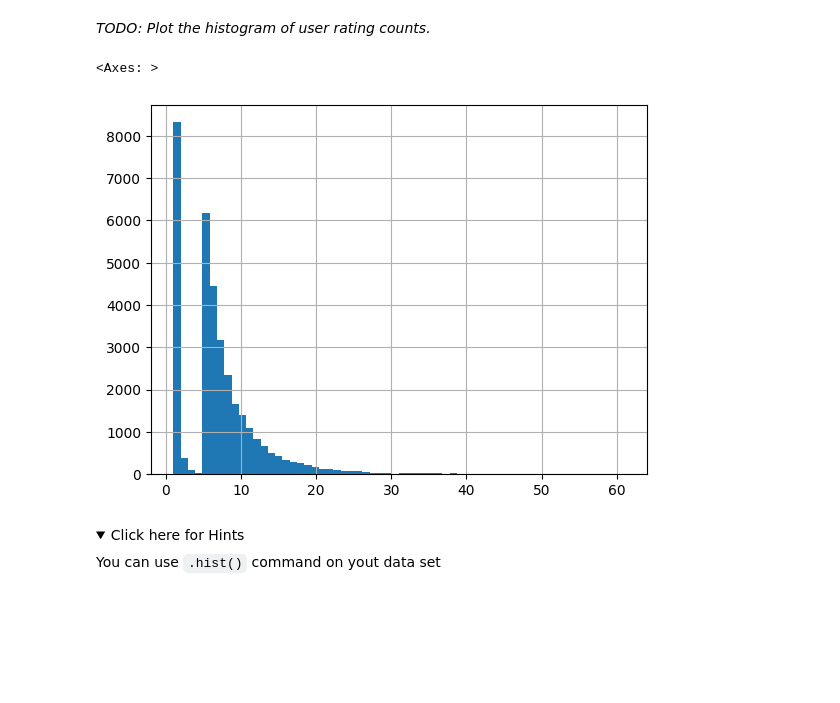
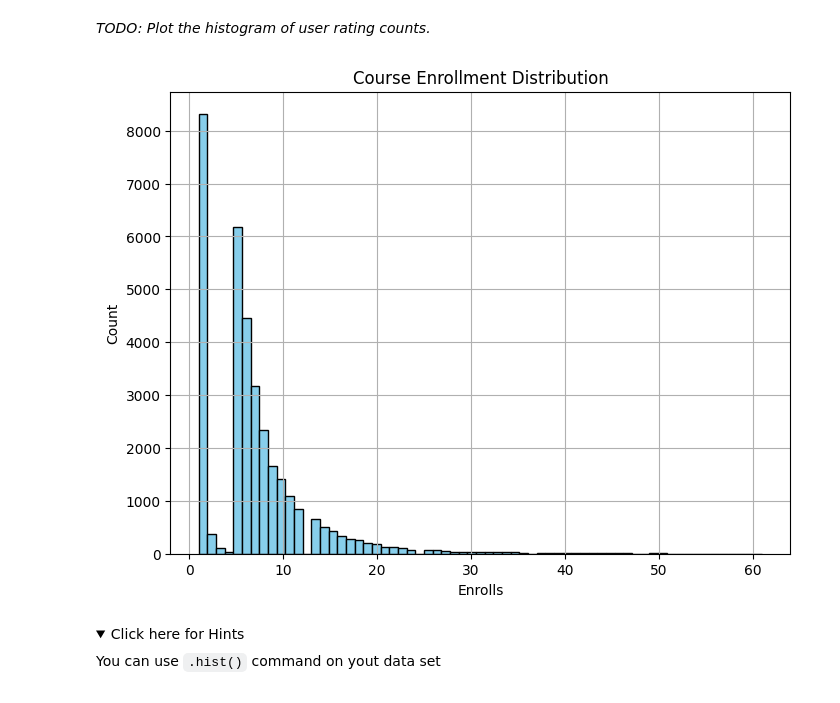
Before and after one commit to kymayodeji/ibm_ml_course, a Jupyter notebook: course6_Capstone/lab_jupyter_eda.ipynb, the cells around one changed output. Drawn from its saved outputs; the diff is of its cells as text; code cells hidden in the pictures; folded sections open; blank space fills up the shorter version.

```diff
--- a/course6_Capstone/lab_jupyter_eda.ipynb
+++ b/course6_Capstone/lab_jupyter_eda.ipynb
@@ -381,12 +384,22 @@ dtype: float64
 We can also get a histogram showing the enrollment distributions, e.g., how many users rated just 1 item or how many rated 10 items, etc.
 # %% [markdown]
 _TODO: Plot the histogram of user rating counts._
-# %%
-# WRITE YOUR CODE HERE
-df_users.hist(bins=62)
-# %% [output]
-<Axes: >
-[figure, removed]
+# %%
+# WRITE YOUR CODE HERE
+#df_users.hist(bins=6)
+# Plotting the histogram
+plt.figure(figsize=(8, 6))  # Adjust figure size if needed
+plt.hist(df_users, bins=65, color='skyblue', edgecolor='black')  # Adjust bins and colors as needed
+
+# Adding title and labels
+plt.title('Course Enrollment Distribution')  # Title of the plot
+plt.xlabel('Enrolls')       # Label for X-axis
+plt.ylabel('Count')       # Label for Y-axis
+
+plt.grid(True)  # Add grid if needed
+plt.show()
+# %% [output]
+[figure, added]
 # %% [markdown]
 <details>
     <summary>Click here for Hints</summary>
```
Also changed, not shown: parts of 5 cells of this notebook, 1 other file.
